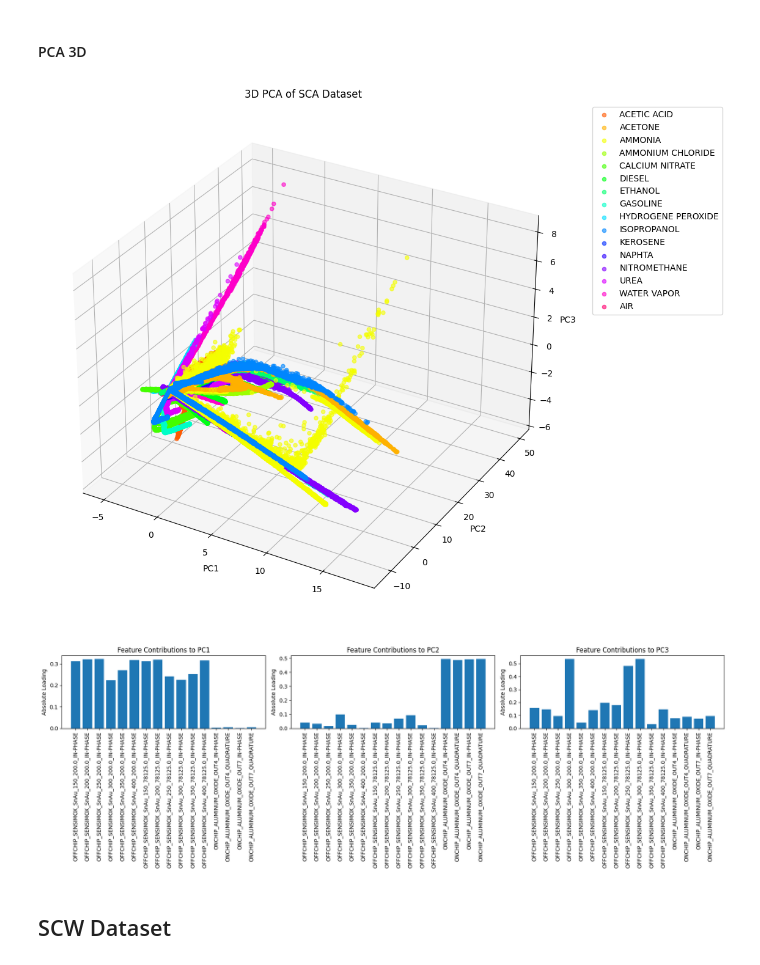
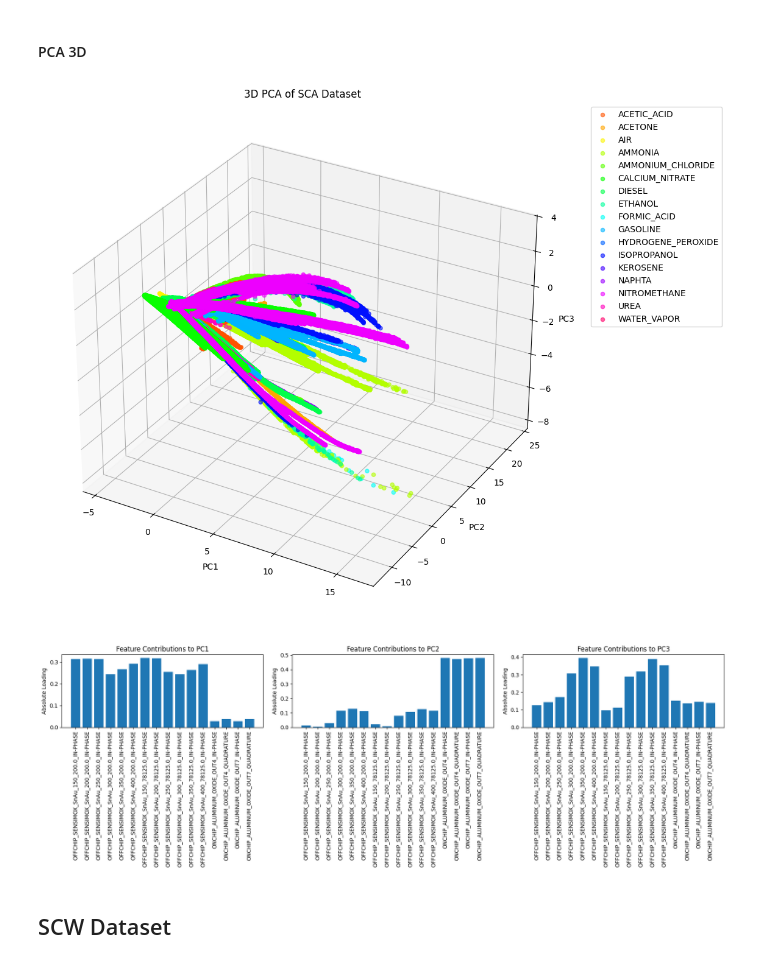
Before and after one commit to mich1803/sensor-ts-classification, a Jupyter notebook: data_analysis.ipynb, the cells around one changed output. Saved outputs shown, nothing was run; the diff lists cells and outputs as text; code cells hidden in the pictures.

```diff
--- a/data_analysis.ipynb
+++ b/data_analysis.ipynb
@@ -122,7 +16,7 @@ Each row represents a single impedance measurement.
 # %% [markdown]
 ### Dataset Analysis
 # %%
-full_df = pd.read_csv(os.path.join(SCA_dset_dir, "SCA_dset.csv"))
+full_df = pd.read_csv("instant_approach/original_training_set_filtered.csv")
 # %% [markdown]
 #### Label Distribution
 # %%
@@ -170,25 +61,25 @@ print("✅ Dataset saved with PCA components in 'SCA_dset.csv'")
 # %%
-unique_labels = full_df["LABEL"].unique()
+unique_labels = full_df["label"].unique()
 palette = sns.color_palette("hsv", len(unique_labels))
 color_dict = dict(zip(unique_labels, palette))
 
 fig = plt.figure(figsize=(12, 9))
 ax = fig.add_subplot(111, projection='3d')
 
 for label in unique_labels:
-    subset = full_df[full_df["LABEL"] == label]
+    subset = full_df[full_df["label"] == label]
     ax.scatter(subset["PC1"], subset["PC2"], subset["PC3"],
                label=label, color=color_dict[label], s=20, alpha=0.6)
 
 ax.set_xlabel("PC1")
 ax.set_ylabel("PC2")
 ax.set_zlabel("PC3")
 ax.set_title("3D PCA of SCA Dataset")
 ax.legend(loc='upper left', bbox_to_anchor=(1.05, 1))
 plt.tight_layout()
 plt.show()
 # %% [output]
-[figure, old version]
+[figure, new version]
 # %%
 feature_names = full_df.columns[:16]
 
@@ -209,7 +100,7 @@ for i, pc in enumerate(["PC1", "PC2", "PC3"]):
 plt.tight_layout()
 plt.show()
 # %% [output]
-[figure, old version]
+[figure, new version]
 # %% [markdown]
 ## SCW Dataset
 # %% [markdown]
```
Also changed, not shown: parts of 8 cells of this notebook.
